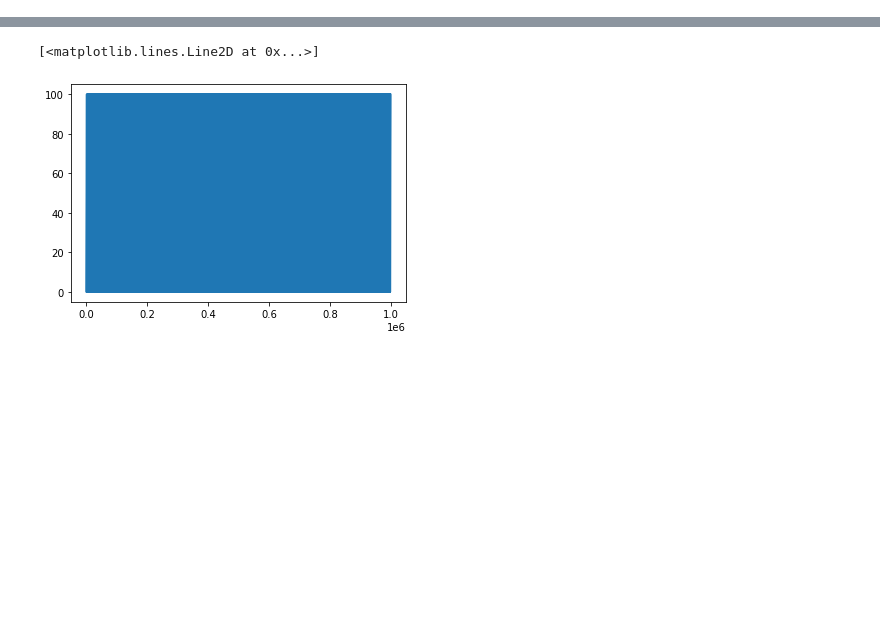
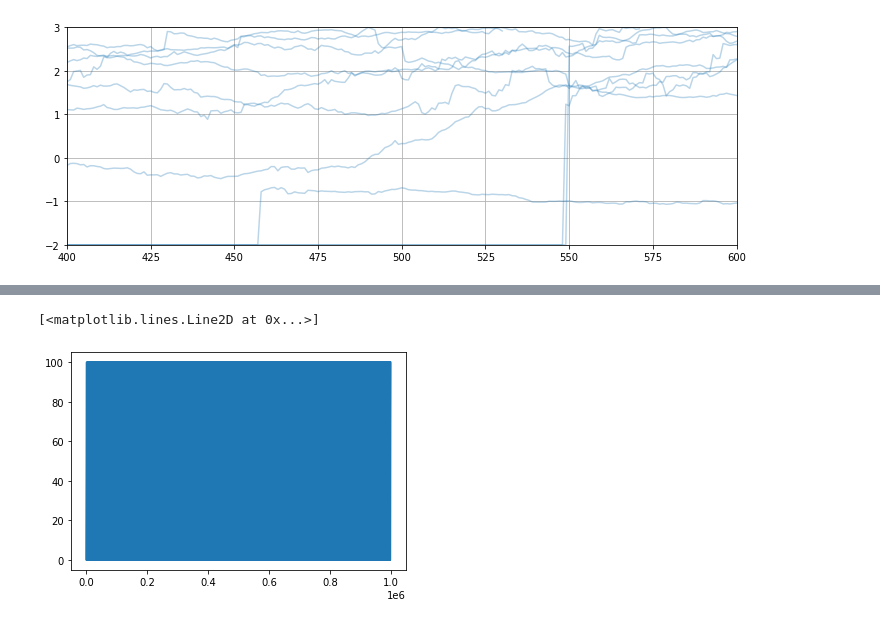
Before and after one commit to charelF/ComplexSystems, a Jupyter notebook: code/charel/datacollapse.ipynb, the cells around one changed output, grey strips where cells are left out. Cells and saved outputs as stored; diff of their text form; code cells hidden in the pictures; blank space fills up the shorter version.

```diff
--- a/code/charel/datacollapse.ipynb
+++ b/code/charel/datacollapse.ipynb
@@ -84,3 +139,15 @@ plt.show()
+# %%
+plt.figure(figsize=(12,4))
+# plt.plot(datacollapse.T, color="k", alpha=0.3)
+# for i in range(ND):
+for i in [0]:
+    plt.plot(movedDataArray[:,i,:].T, color=f"C{i}", alpha=0.3, label=f"{i}")
+plt.xlim(400,600)
+plt.ylim(-2,3)
+plt.grid()
+plt.show()
+# %% [output]
+[figure, added]
 # %%
 dfg = pd.DataFrame(G)
 dfgt = pd.DataFrame(G.T)
```
Also changed, not shown: parts of 5 cells of this notebook.
